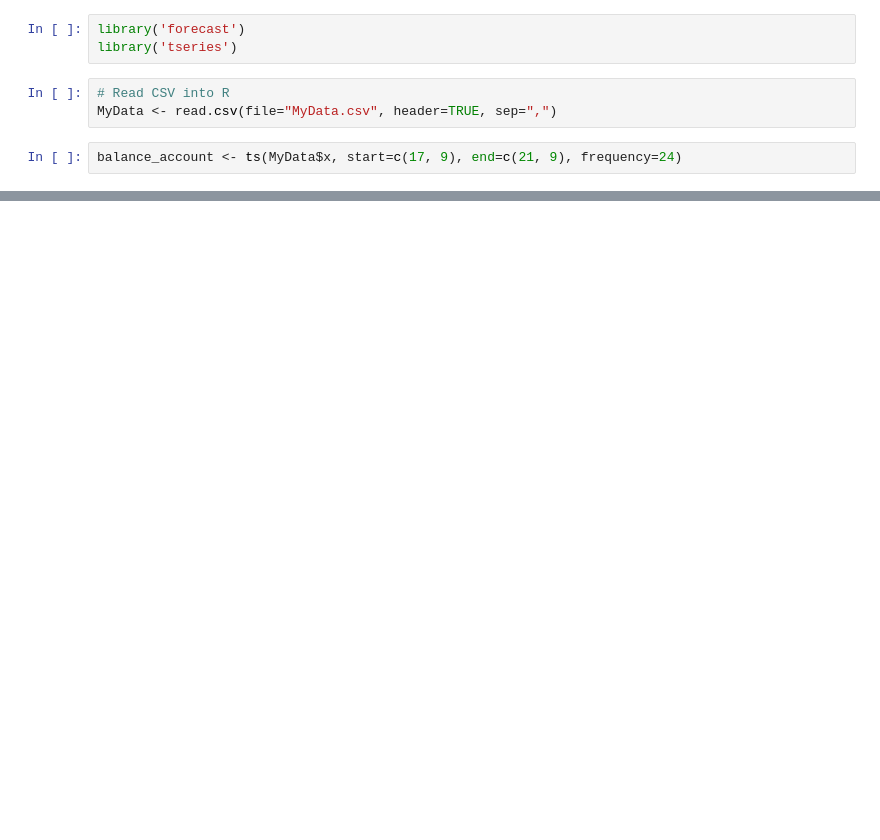
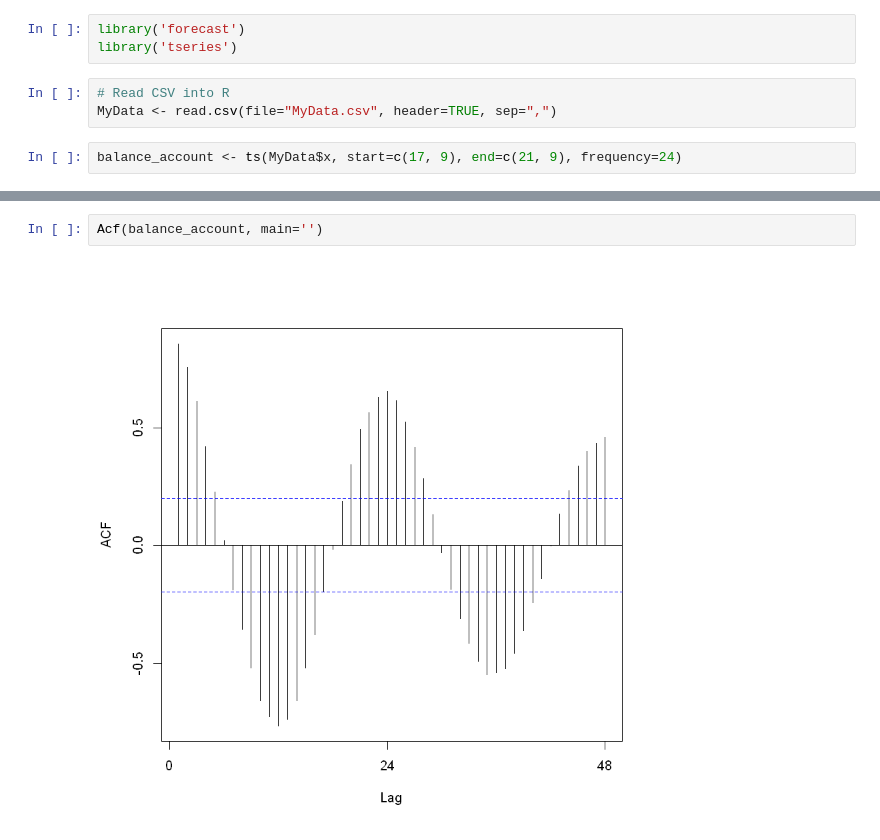
Before and after one commit to saman-nia/AIRMA-Time-Forecasting-with-R, a Jupyter notebook: AIRMA_Time_Forecasting.ipynb, the cells around one changed output, grey strips where cells are left out. Cells and saved outputs as stored; diff of their text form; blank space fills up the shorter version.

```diff
--- a/AIRMA_Time_Forecasting.ipynb
+++ b/AIRMA_Time_Forecasting.ipynb
@@ -13,0 +23,4 @@ plot(balance_account)
+# %%
+Acf(balance_account, main='')
+# %% [output]
+[figure, added]
```
Also changed, not shown: parts of 16 cells of this notebook.
